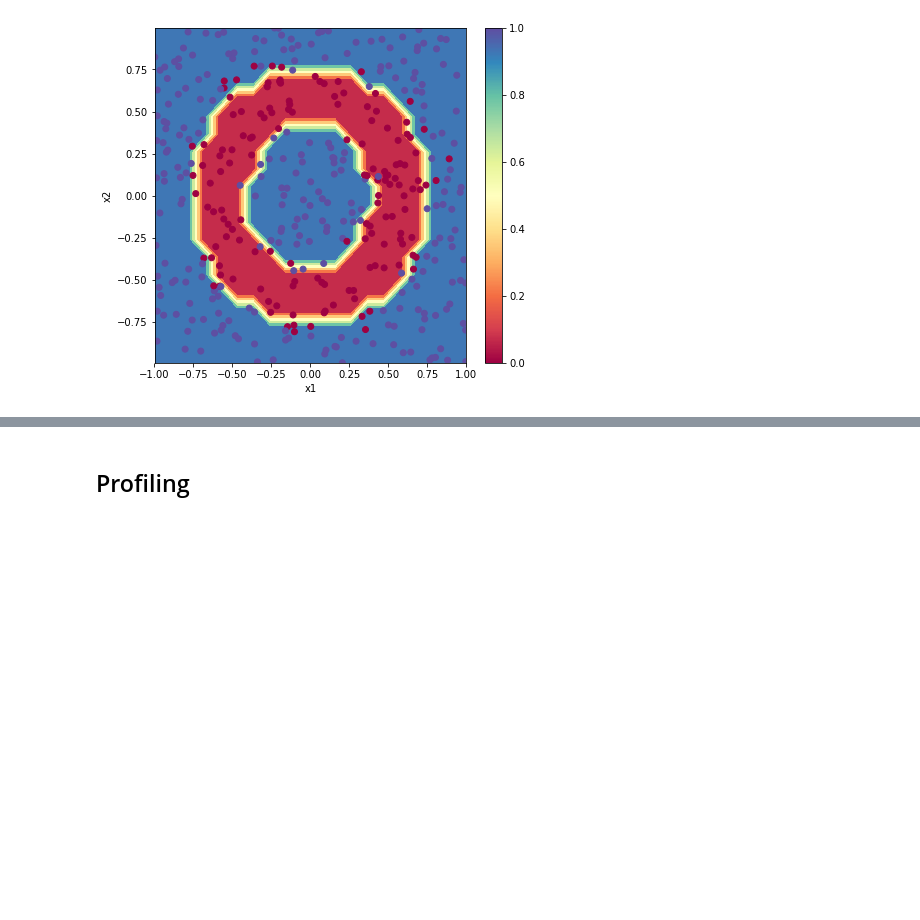
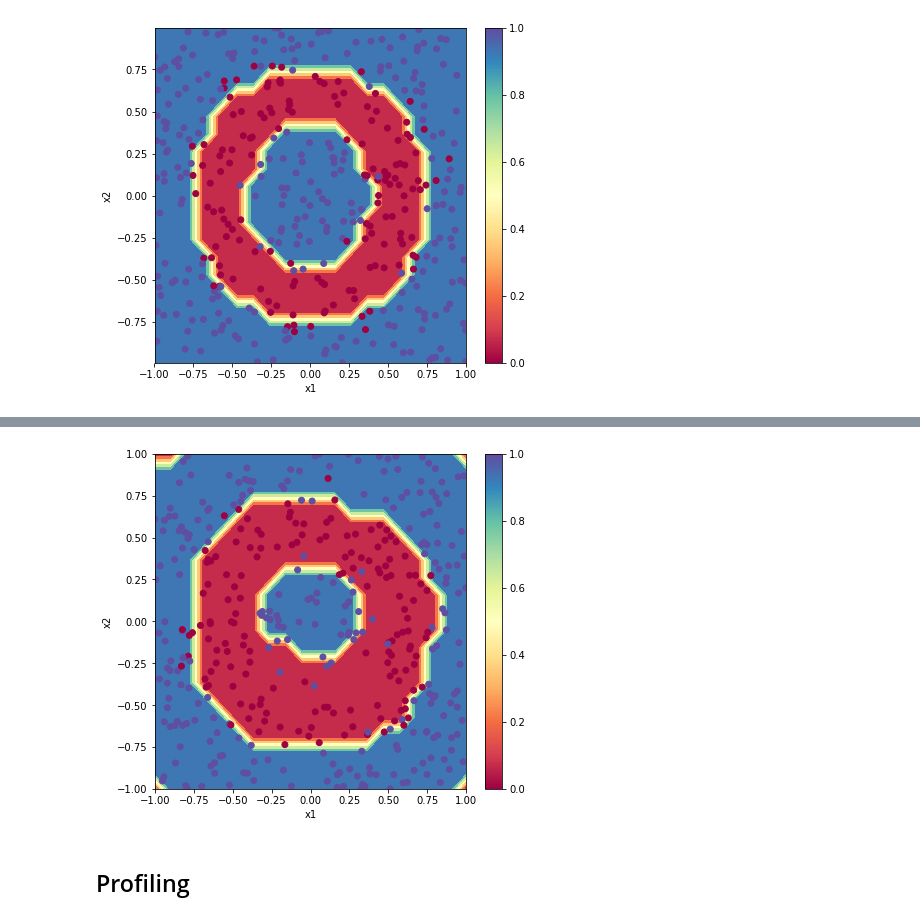
Before and after one commit to fancompute/neuroptica-notebooks, a Jupyter notebook: ONN_simulations.ipynb, the cells around one changed output, grey strips where cells are left out. Saved outputs shown, nothing was run; the diff lists cells and outputs as text; code cells hidden in the pictures; blank space fills up the shorter version.

```diff
--- a/ONN_simulations.ipynb
+++ b/ONN_simulations.ipynb
@@ -53,8 +53,9 @@ def plot_planar_boundary(X, Y, model, grid_points=20, P0=10):
         sample[1] = y
         sample[2] = np.sqrt(P0 - np.sum(sample**2))
         inputs.append(sample)
+    inputs = np.array(inputs).T
 
-    Y_hat = [model.forward_pass(sample) for sample in inputs]
+    Y_hat = model.forward_pass(inputs).T
     Y_hat = [(0 if yhat[0] > yhat[1] else 1) for yhat in Y_hat]
     Z = np.array(Y_hat)
     Z = Z.reshape(xx.shape)
@@ -130,2 +183,6 @@ plot_planar_boundary(X_formatted, Y_formatted, model)
+# %%
+plot_planar_boundary(X_formatted, Y_formatted, model, P0=P0)
+# %% [output]
+[figure, added]
 # %% [markdown]
 ## Profiling
```
Also changed, not shown: parts of 8 cells of this notebook.
